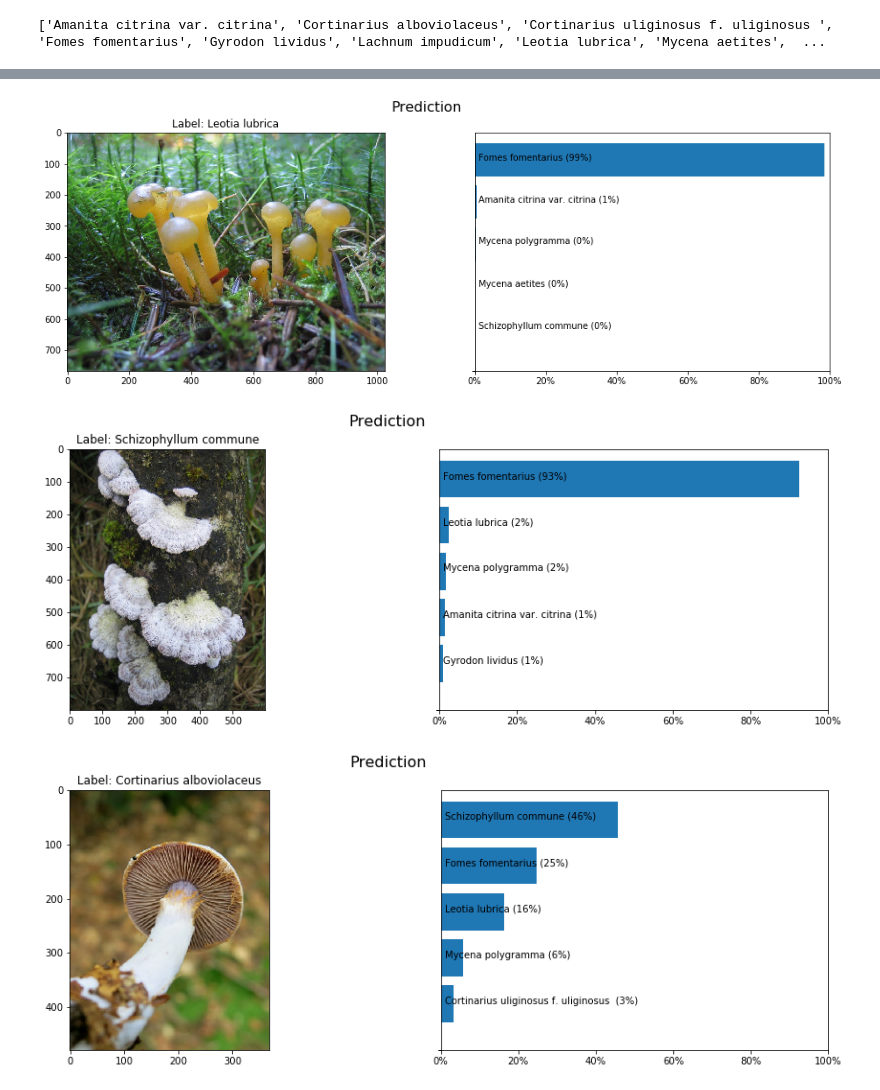
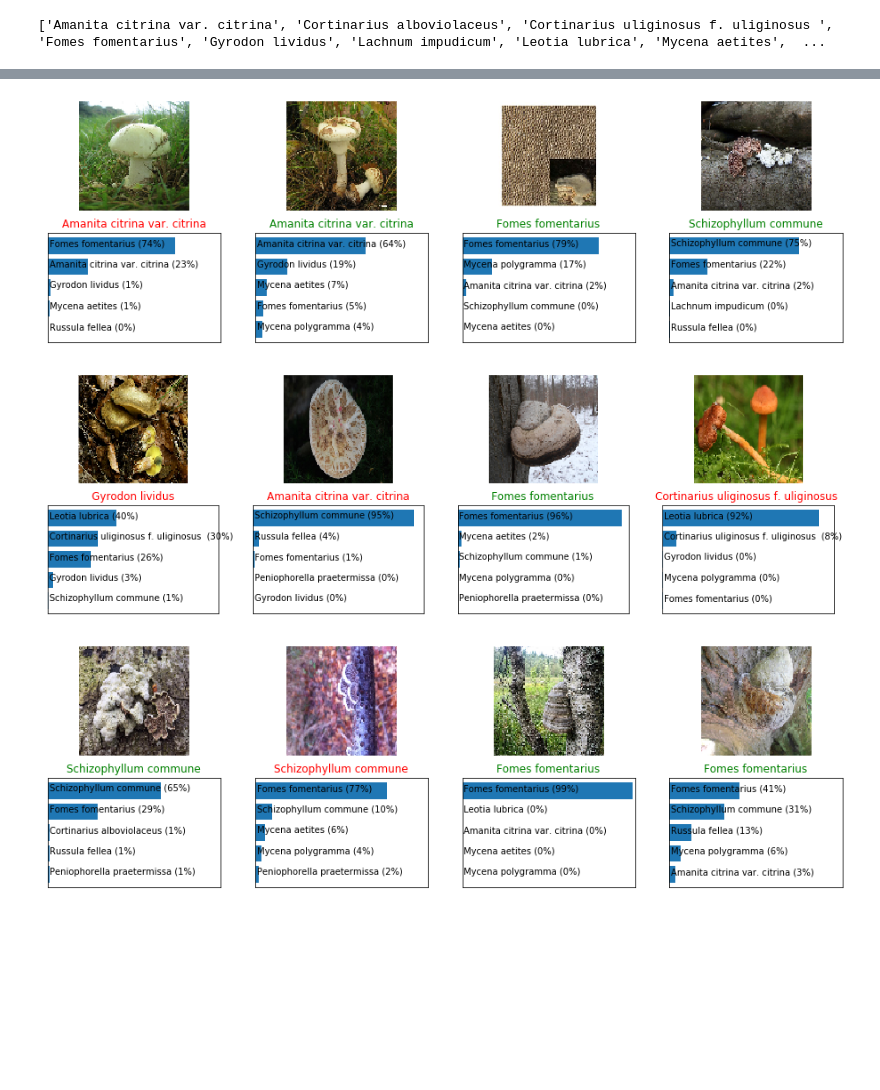
Before and after one commit to lorenzovngl/ml-project, a Jupyter notebook: main.ipynb, the cells around one changed output, grey strips where cells are left out. Saved outputs shown, nothing was run; the diff lists cells and outputs as text; code cells hidden in the pictures; blank space fills up the shorter version.

Commit message:
Improved visualization of predicted data

```diff
--- a/main.ipynb
+++ b/main.ipynb
@@ -189,11 +189,9 @@ Total params: 1,315,404
 Trainable params: 1,315,404
 Non-trainable params: 0
 _________________________________________________________________
+# %%
+model.load_weights('model.h5')
 # %%
 model.compile(loss='categorical_crossentropy',
               optimizer='rmsprop',
               metrics=['accuracy'])
-# %%
-history = model.fit(train_generator, epochs=20,
-            validation_data = validation_generator,
-            verbose=1)
@@ -217,0 +198,9 @@ Epoch 20/20
+# %%
+from tensorflow.keras.callbacks import EarlyStopping
+
+es = EarlyStopping(monitor='val_loss', mode='min', verbose=1, patience=10)
+history = model.fit(train_generator, epochs=100,
+            validation_data = validation_generator,
+            verbose=1, callbacks=[es])
+
+model.save_weights('model.h5')
@@ -249,34 +257,48 @@ val_loss, val_acc = model.evaluate(validation_generator)
 # %%
 import matplotlib.image as mpimg
+import numpy as np
 
-result = model.predict(validation_generator)
+iters = 0
 
-to_display = [random.randint(0, len(validation_generator.filenames)) for i in range(5)]
+for i, batch in enumerate(validation_generator):
+    if iters > 3:
+        break
 
-for i in to_display:
-    fig, axes = plt.subplots(1, 2, figsize=(16,5))
-    fig.suptitle('Prediction', fontsize=16)
+    batch_images, batch_labels = batch
 
-    filename = validation_generator.filenames[i]
-    img_class = validation_generator.classes[i]
-    res = [{'label': classes[j], 'val': result[i][j]} for j in range(len(classes))]
-    res.sort(key=lambda x: x['val'], reverse=True)
-    res = res[0:5]
+    for j in range(len(batch_images)):
+        if iters > 3:
+            break
 
-    axes[0].imshow(mpimg.imread(filename))
-    axes[0].set_title('Label: {}'.format(classes[img_class]))
-    axes[1].barh([x['label'] for x in res], [x['val'] for x in res])
-    #axes[1].set_xlabel('Probability')
-    axes[1].xaxis.set_major_formatter(FuncFormatter(lambda y, _: '{:.0%}'.format(y)))
-    #axes[1].set_ylabel('Category')
-    axes[1].set_xlim(0, 1)
-    axes[1].set_yticks(['' for x in res])
-    axes[1].invert_yaxis()
-    for h, v in enumerate(res):
-        axes[1].text(0.01, h, '{} ({:.0%})'.format(v['label'], v['val']))
+        n_cols = 4
 
-    plt.show()
+        fig, axes = plt.subplots(2, n_cols, figsize=(16,5))
+
+        for k in range(n_cols):
+            prediction = model.predict(np.array([batch_images[j*n_cols+k]]))
+            res = [{'label': classes[h], 'val': prediction[0][h]} for h in range(len(classes))]
+            res.sort(key=lambda x: x['val'], reverse=True)
+            res = res[0:5]
+            axes[0][k].imshow(batch_images[j*n_cols+k])
+            axes[0][k].grid(False)
+            axes[0][k].axis('off')
+            title_color = 'green'
+            if np.argmax(batch_labels[j*n_cols+k]) != np.argmax(prediction[0]):
+                title_color = 'red'
+            axes[1][k].set_title(classes[np.argmax(batch_labels[j*n_cols+k])], color=title_color)
+            axes[1][k].barh([x['label'] for x in res], [x['val'] for x in res])
+            axes[1][k].xaxis.set_major_formatter(FuncFormatter(lambda y, _: '{:.0%}'.format(y)))
+            axes[1][k].set_xlim(0, 1)
+            axes[1][k].invert_yaxis()
+            axes[1][k].set_xticks([])
+            axes[1][k].set_yticks([])
+            for h, v in enumerate(res):
+                axes[1][k].text(0.01, h, '{} ({:.0%})'.format(v['label'], v['val']))
+
+        plt.show()
+
+        iters += 1
 # %% [output]
-[figure, old version]
+[figure, new version]
-[figure, old version]
+[figure, new version]
-[figure, old version]
+[figure, new version]
```
Also changed, not shown: parts of 8 cells of this notebook.
